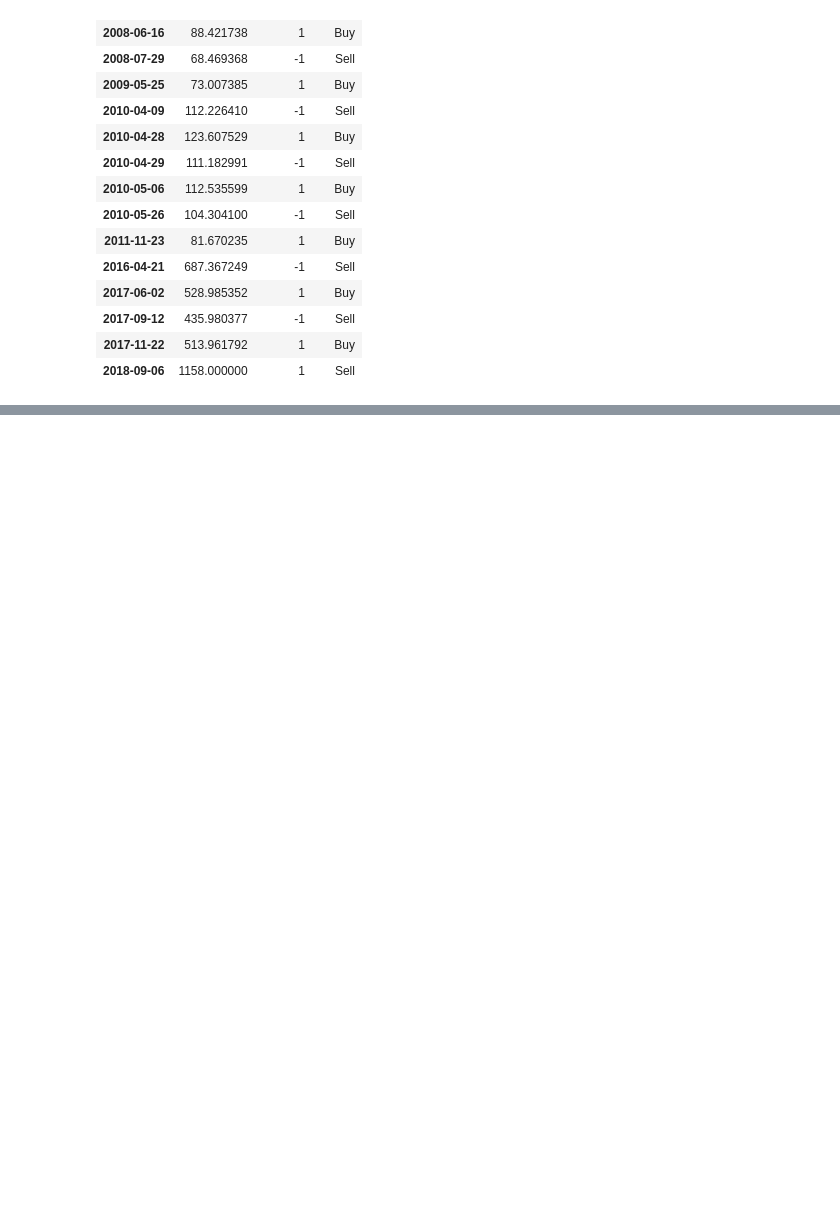
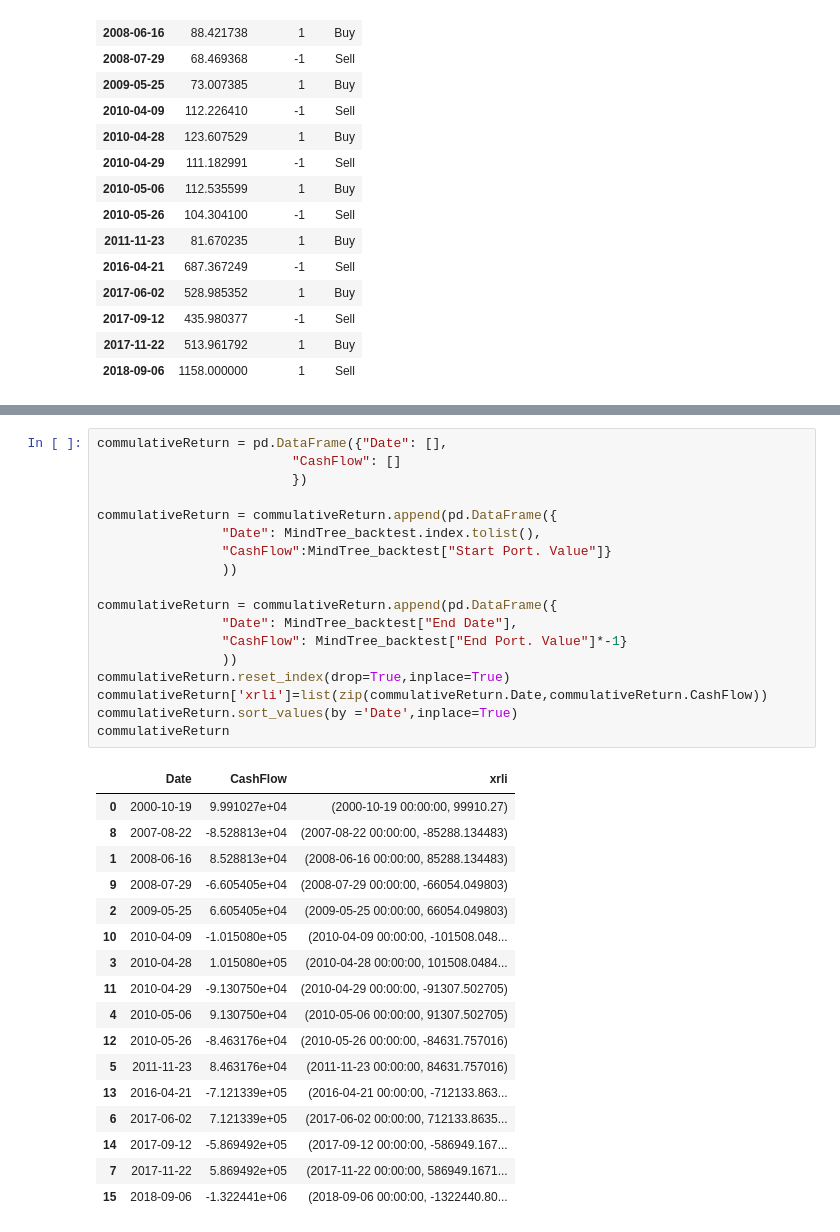
Before and after one commit to AI-Regime/StockInsider, a Jupyter notebook: notebooks/StockSignals.ipynb, the cells around one changed output, grey strips where cells are left out. Saved outputs shown, nothing was run; the diff lists cells and outputs as text; blank space fills up the shorter version.

```diff
--- a/notebooks/StockSignals.ipynb
+++ b/notebooks/StockSignals.ipynb
@@ -156,0 +212,36 @@ MindTree_signals
+# %%
+commulativeReturn = pd.DataFrame({"Date": [],
+                         "CashFlow": []
+                         })
+
+commulativeReturn = commulativeReturn.append(pd.DataFrame({
+                "Date": MindTree_backtest.index.tolist(),
+                "CashFlow":MindTree_backtest["Start Port. Value"]}
+                ))
+
+commulativeReturn = commulativeReturn.append(pd.DataFrame({
+                "Date": MindTree_backtest["End Date"],
+                "CashFlow": MindTree_backtest["End Port. Value"]*-1}
+                ))
+commulativeReturn.reset_index(drop=True,inplace=True)
+commulativeReturn['xrli']=list(zip(commulativeReturn.Date,commulativeReturn.CashFlow))
+commulativeReturn.sort_values(by ='Date',inplace=True)
+commulativeReturn
+# %% [output]
+|  | Date | CashFlow | xrli |
+| 0 | 2000-10-19 | 9.991027e+04 | (2000-10-19 00:00:00, 99910.27) |
+| 8 | 2007-08-22 | -8.528813e+04 | (2007-08-22 00:00:00, -85288.134483) |
+| 1 | 2008-06-16 | 8.528813e+04 | (2008-06-16 00:00:00, 85288.134483) |
+| 9 | 2008-07-29 | -6.605405e+04 | (2008-07-29 00:00:00, -66054.049803) |
+| 2 | 2009-05-25 | 6.605405e+04 | (2009-05-25 00:00:00, 66054.049803) |
+| 10 | 2010-04-09 | -1.015080e+05 | (2010-04-09 00:00:00, -101508.048... |
+| 3 | 2010-04-28 | 1.015080e+05 | (2010-04-28 00:00:00, 101508.0484... |
+| 11 | 2010-04-29 | -9.130750e+04 | (2010-04-29 00:00:00, -91307.502705) |
+| 4 | 2010-05-06 | 9.130750e+04 | (2010-05-06 00:00:00, 91307.502705) |
+| 12 | 2010-05-26 | -8.463176e+04 | (2010-05-26 00:00:00, -84631.757016) |
+| 5 | 2011-11-23 | 8.463176e+04 | (2011-11-23 00:00:00, 84631.757016) |
+| 13 | 2016-04-21 | -7.121339e+05 | (2016-04-21 00:00:00, -712133.863... |
+| 6 | 2017-06-02 | 7.121339e+05 | (2017-06-02 00:00:00, 712133.8635... |
+| 14 | 2017-09-12 | -5.869492e+05 | (2017-09-12 00:00:00, -586949.167... |
+| 7 | 2017-11-22 | 5.869492e+05 | (2017-11-22 00:00:00, 586949.1671... |
+| 15 | 2018-09-06 | -1.322441e+06 | (2018-09-06 00:00:00, -1322440.80... |
```
Also changed, not shown: parts of 5 cells of this notebook, 1 other file.
